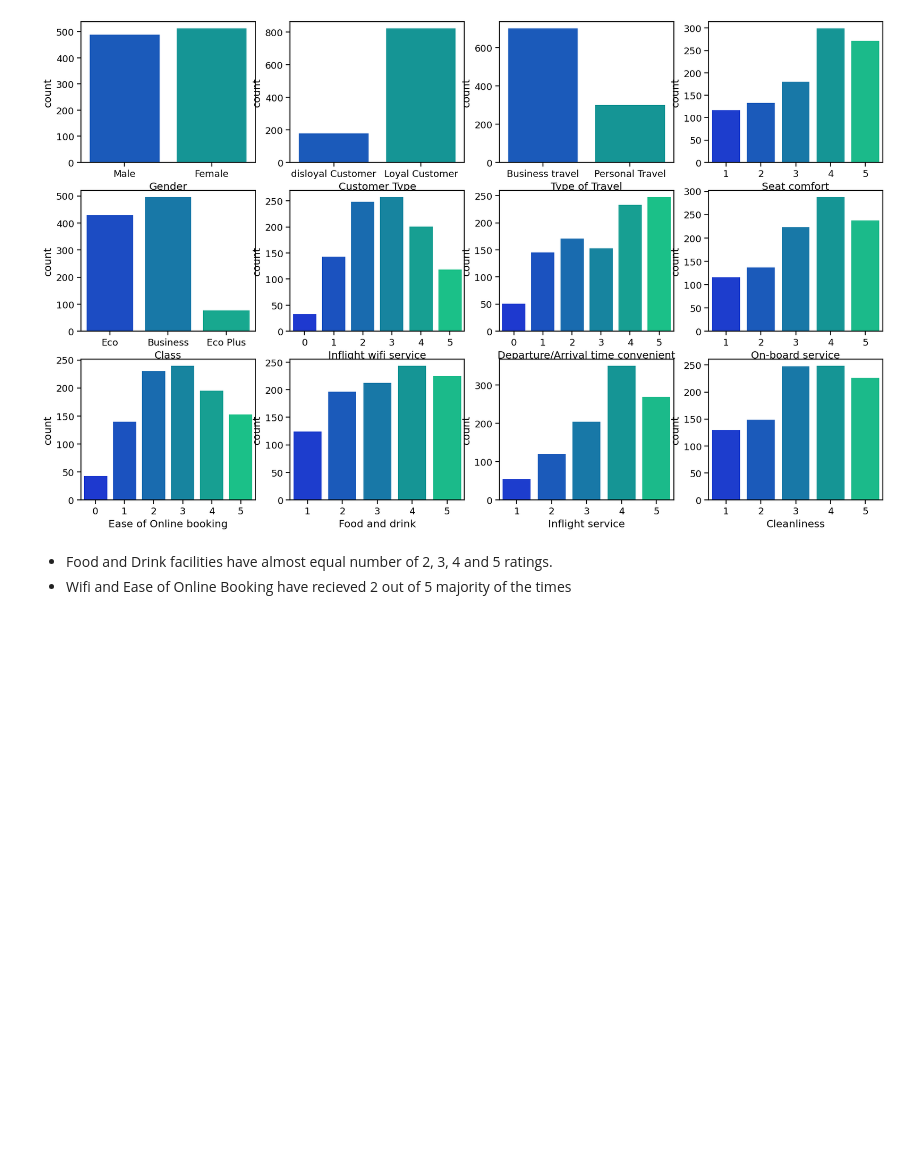
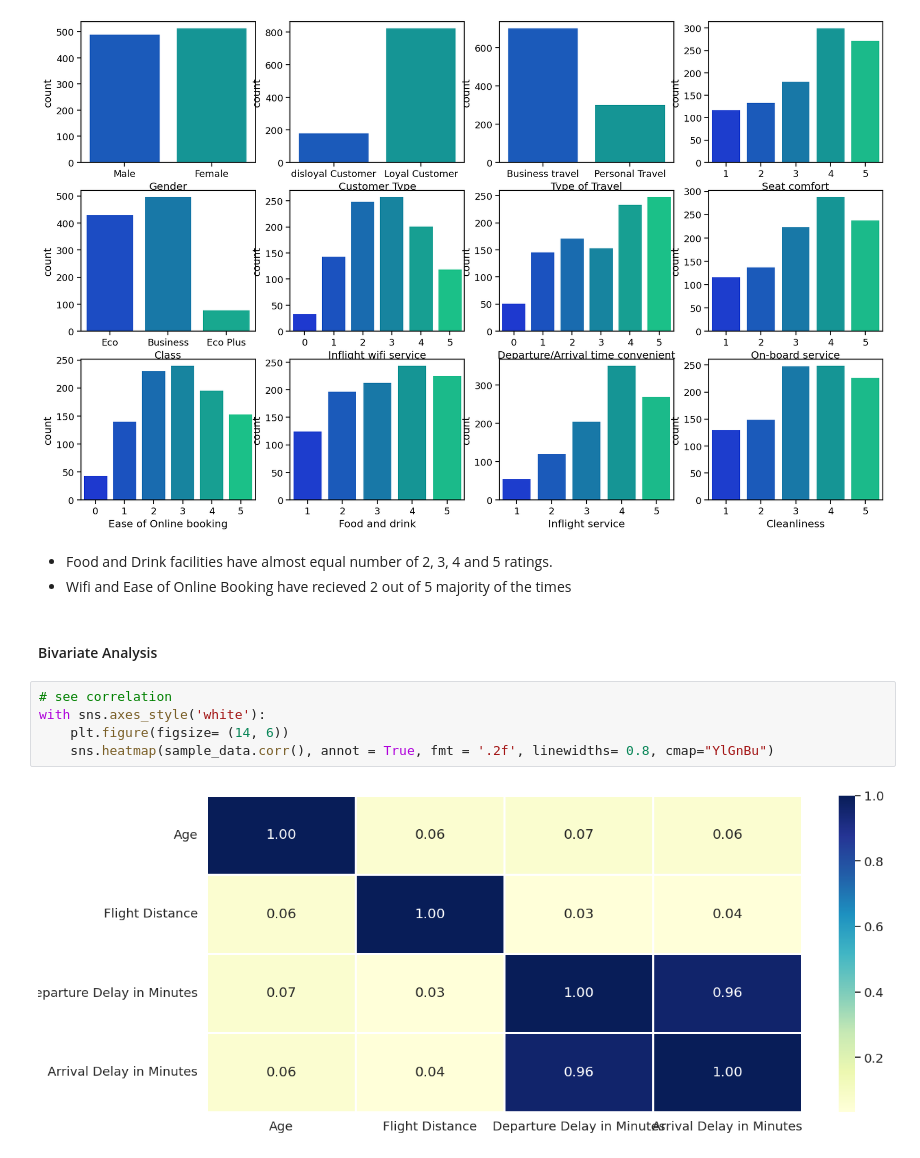
Before and after one commit to ortizfram/Airline-Passenger-Satisfaction, a Jupyter notebook: Airline_passengers_satisfaction.ipynb, the cells around one changed output. Cells and saved outputs as stored; diff of their text form; blank space fills up the shorter version.

Commit message:
Bivariate Analysis

```diff
--- a/Airline_passengers_satisfaction.ipynb
+++ b/Airline_passengers_satisfaction.ipynb
@@ -136,3 +136,12 @@ sns.countplot(x = 'Cleanliness', data = sample_data, palette= 'winter', ax = axe
 # %% [markdown]
 - Food and Drink facilities have almost equal number of 2, 3, 4 and 5 ratings.
 - Wifi and Ease of Online Booking have recieved 2 out of 5 majority of the times
+# %% [markdown]
+#### Bivariate Analysis
+# %%
+# see correlation
+with sns.axes_style('white'):
+    plt.figure(figsize= (14, 6))
+    sns.heatmap(sample_data.corr(), annot = True, fmt = '.2f', linewidths= 0.8, cmap="YlGnBu")
+# %% [output]
+[figure, added]
```
Also changed, not shown: parts of 3 cells of this notebook.
